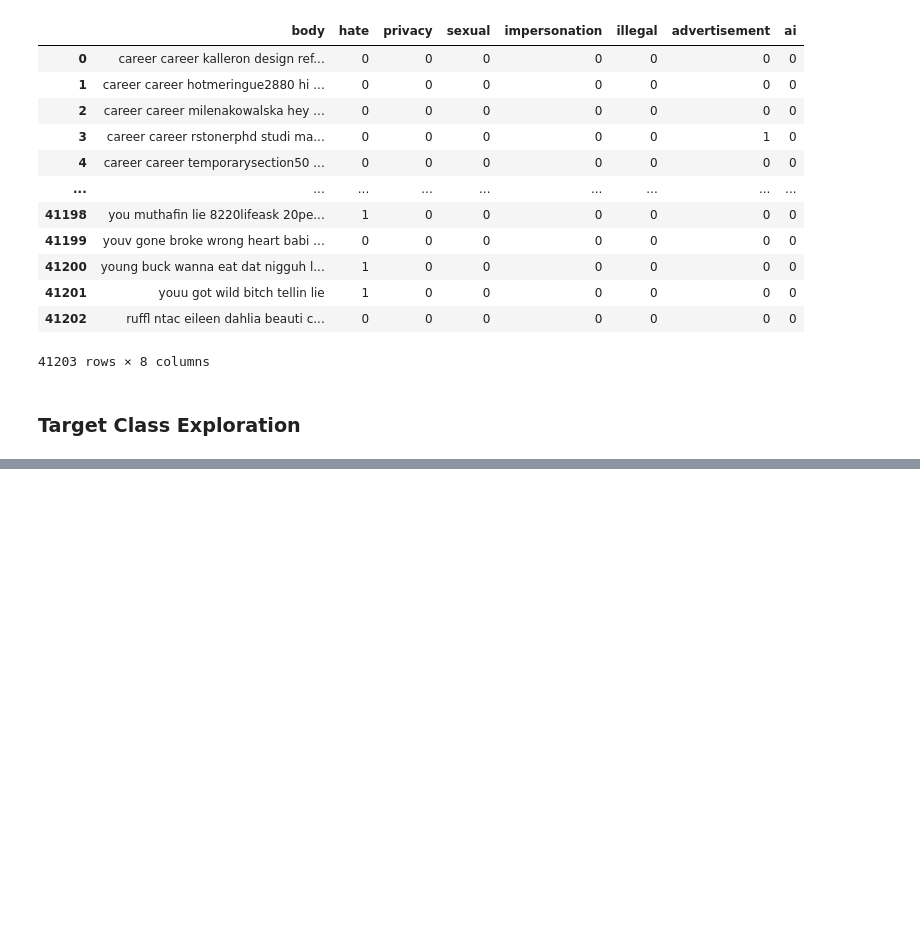
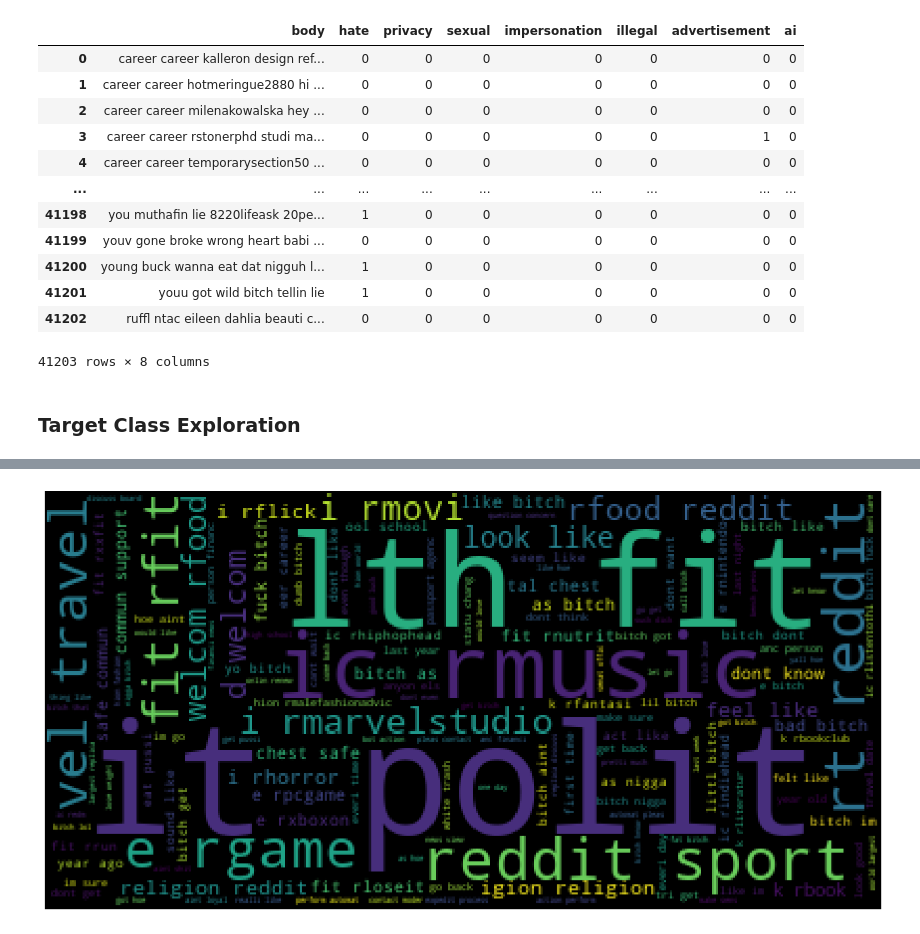
Before and after one commit to edologgerbird/PowerText, a Jupyter notebook: data_eda.ipynb, the cells around one changed output, grey strips where cells are left out. Cells and saved outputs as stored; diff of their text form; code cells hidden in the pictures; blank space fills up the shorter version.

```diff
--- a/data_eda.ipynb
+++ b/data_eda.ipynb
@@ -60,0 +140,4 @@ plt.show()
+# %%
+generate_wordcloud_from_freq(all_data_2_gram)
+# %% [output]
+[figure, added]
```
Also changed, not shown: parts of 13 cells of this notebook.
